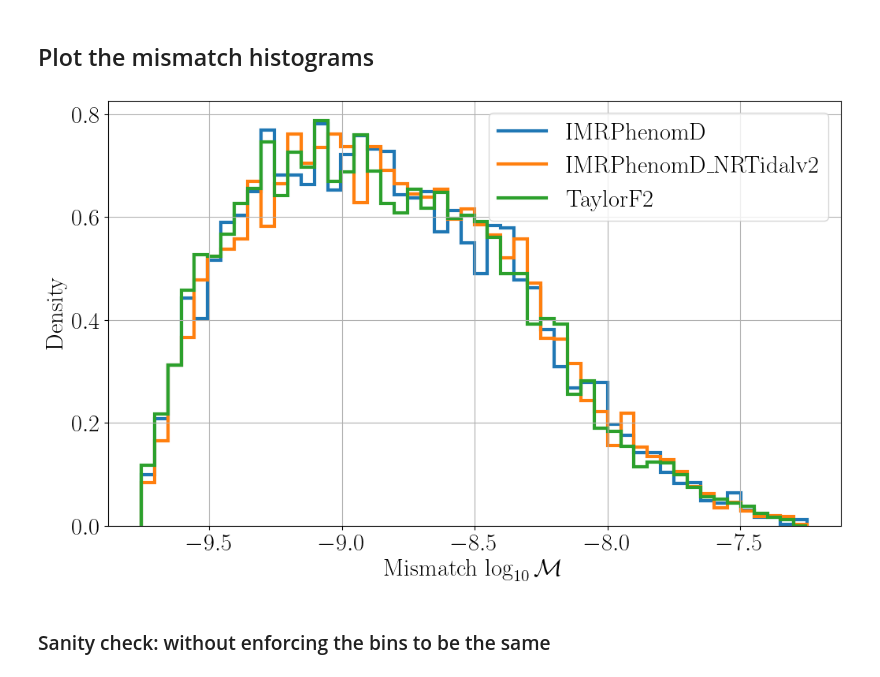
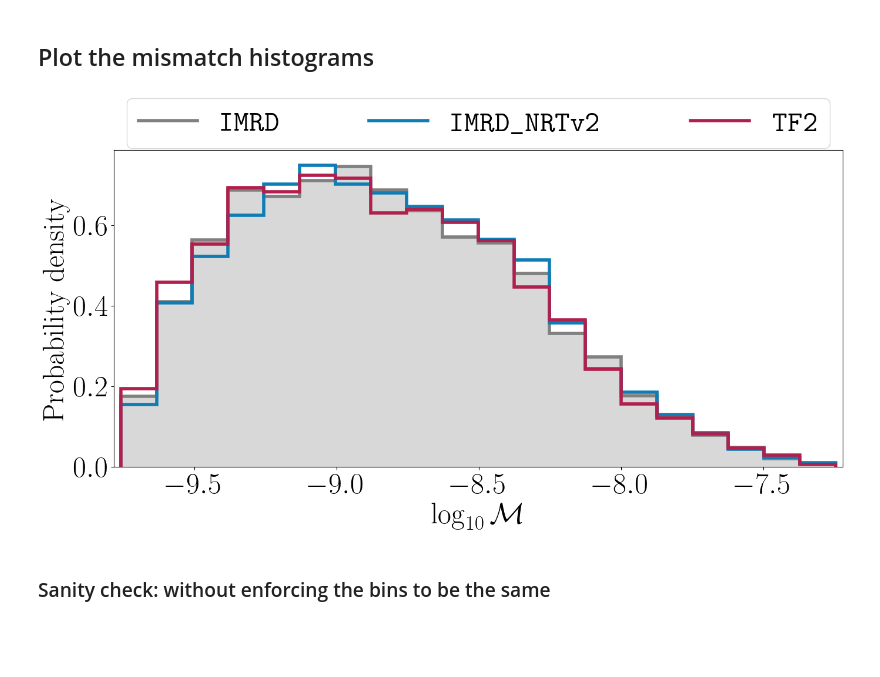
Before and after one commit to ThibeauWouters/TurboPE-BNS, a Jupyter notebook: postprocessing/plot_ripple_matches.ipynb, the cells around one changed output. Drawn from its saved outputs; the diff is of its cells as text; code cells hidden in the pictures; blank space fills up the shorter version.

Commit message:
updated plot of mismatches from potsdam

```diff
--- a/postprocessing/plot_ripple_matches.ipynb
+++ b/postprocessing/plot_ripple_matches.ipynb
@@ -55,9 +71,13 @@ approximant_names = ["IMRPhenomD",
                      "IMRPhenomD_NRTidalv2",
                      "TaylorF2"]
 
-approximant_names_latex = [r"IMRPhenomD",
-                           r"IMRPhenomD\_NRTidalv2",
-                           r"TaylorF2"]
+approximant_names_latex = [r"\texttt{IMRPhenomD}",
+                           r"\texttt{IMRPhenomD\_NRTidalv2}",
+                           r"\texttt{TaylorF2}"]
+
+approximant_names_latex = [r"\texttt{IMRD}",
+                           r"\texttt{IMRD\_NRTv2}",
+                           r"\texttt{TF2}"]
 
 matches_dict = {}
 for approximant in approximant_names:
@@ -97,29 +117,35 @@ Reading in matches from /home/urash/twouters/TurboPE-BNS/postprocessing/../data/
 # %% [markdown]
 ## Plot the mismatch histograms
 # %%
-plt.figure(figsize = (12, 7))
-counter = 0
-lw = 3
+plt.figure(figsize = (16, 7))
+lw = 4
 
-N_bins = 50
+N_bins = 20
+colors = ["gray", "#0f7db5", "#b11f4c"]
 
-for key, value in matches_dict.items():
-    latex_label = approximant_names_latex[counter]
+for i, (key, value) in enumerate(matches_dict.items()):
+    latex_label = approximant_names_latex[i]
     mismatch_values = value["mismatch"]
-    if counter == 0:
+    if i == 0:
         counts, bins = np.histogram(mismatch_values, bins = N_bins, density=True)
+        plt.stairs(counts, bins, fill = True, alpha = 0.3, linewidth=lw, color = colors[i])
     else:
         counts, _ = np.histogram(mismatch_values, bins = bins, density=True)
-    plt.stairs(counts, bins, linewidth=lw, label=latex_label)
-    counter += 1
+    plt.stairs(counts, bins, linewidth=lw, label=latex_label, color = colors[i])
 
-plt.xlabel(r"Mismatch $\log_{10} \mathcal{M}$")
-plt.legend()
-plt.ylabel("Density")
+eps_plot = 0.025
+right = max(bins) + eps_plot
+left = min(bins) - eps_plot
+plt.xlim(left = left, right = right)
+
+plt.xlabel(r"$\log_{10} \mathcal{M}$")
+plt.legend(loc='upper center', bbox_to_anchor=(0.5, 1.21), ncol=3, columnspacing=3.0)
+plt.ylabel("Probability density")
 plt.savefig("../figures/mismatch_histogram.pdf", bbox_inches="tight")
+plt.savefig(public_html + "mismatch_histogram.pdf", bbox_inches="tight")
 plt.show()
 # %% [output]
-[figure, old version]
+[figure, new version]
 # %% [markdown]
 ### Sanity check: without enforcing the bins to be the same
 # %% [markdown]
```
Also changed, not shown: parts of 1 cell of this notebook, 1 other file.
